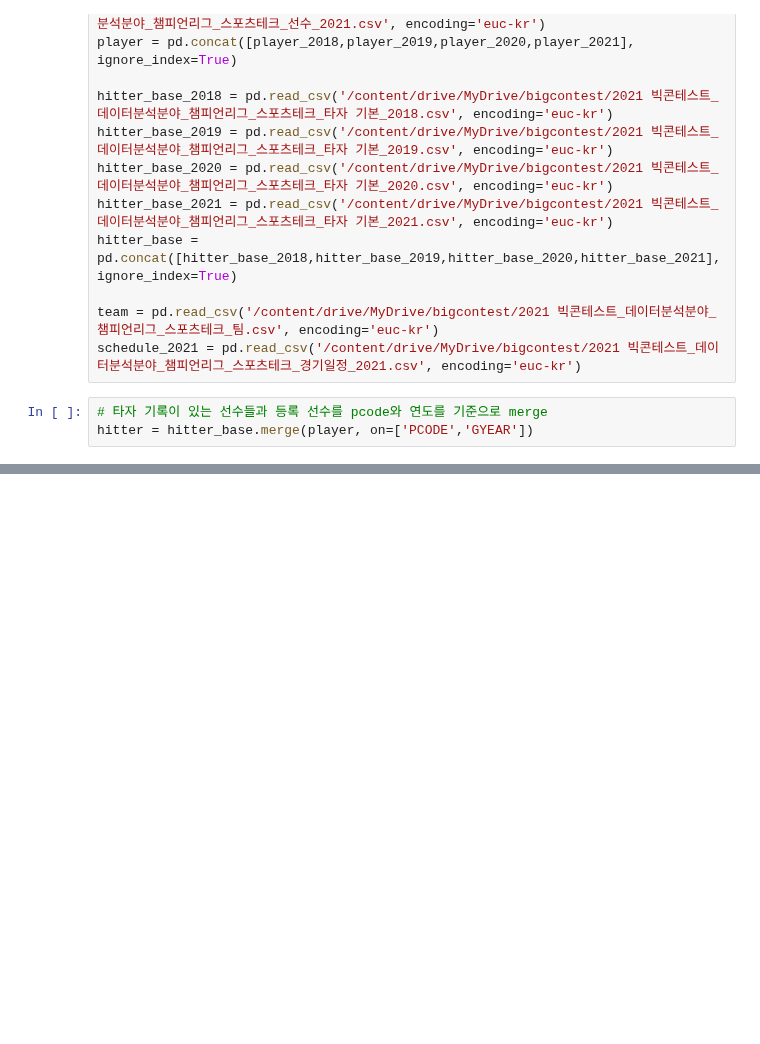
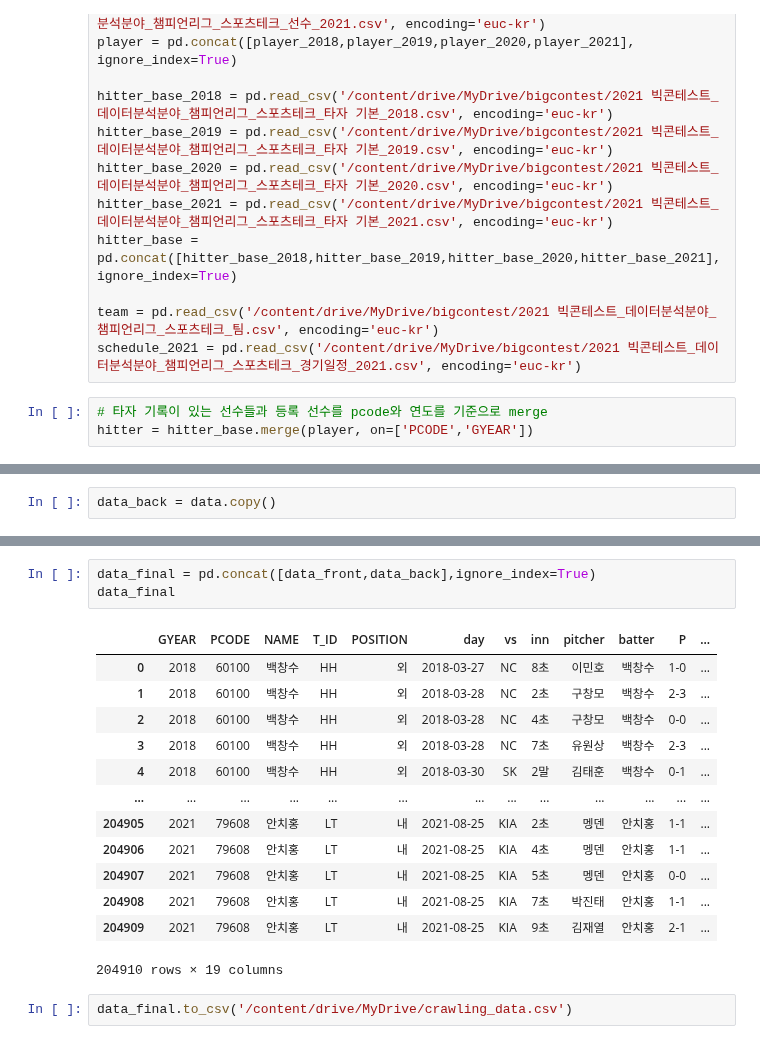
Before and after one commit to KimGriezmann/Bigcontest_2021, a Jupyter notebook: working_space_WhalepigJun/Statiz_Crawling.ipynb, the cells around one changed output, grey strips where cells are left out. Drawn from its saved outputs; the diff is of its cells as text; blank space fills up the shorter version.

```diff
--- a/working_space_WhalepigJun/Statiz_Crawling.ipynb
+++ b/working_space_WhalepigJun/Statiz_Crawling.ipynb
@@ -227,0 +231,2 @@ data.to_csv('/content/drive/MyDrive/crawling_data')
+# %%
+data_back = data.copy()
@@ -227,0 +249,19 @@ data.to_csv('/content/drive/MyDrive/crawling_data')
+# %%
+data_final = pd.concat([data_front,data_back],ignore_index=True)
+data_final
+# %% [output]
+|  | GYEAR | PCODE | NAME | T_ID | POSITION | day | vs | inn | pitcher | batter | P | ... |
+| 0 | 2018 | 60100 | 백창수 | HH | 외 | 2018-03-27 | NC | 8초 | 이민호 | 백창수 | 1-0 | ... |
+| 1 | 2018 | 60100 | 백창수 | HH | 외 | 2018-03-28 | NC | 2초 | 구창모 | 백창수 | 2-3 | ... |
+| 2 | 2018 | 60100 | 백창수 | HH | 외 | 2018-03-28 | NC | 4초 | 구창모 | 백창수 | 0-0 | ... |
+| 3 | 2018 | 60100 | 백창수 | HH | 외 | 2018-03-28 | NC | 7초 | 유원상 | 백창수 | 2-3 | ... |
+| 4 | 2018 | 60100 | 백창수 | HH | 외 | 2018-03-30 | SK | 2말 | 김태훈 | 백창수 | 0-1 | ... |
+| ... | ... | ... | ... | ... | ... | ... | ... | ... | ... | ... | ... | ... |
+| 204905 | 2021 | 79608 | 안치홍 | LT | 내 | 2021-08-25 | KIA | 2초 | 멩덴 | 안치홍 | 1-1 | ... |
+| 204906 | 2021 | 79608 | 안치홍 | LT | 내 | 2021-08-25 | KIA | 4초 | 멩덴 | 안치홍 | 1-1 | ... |
+| 204907 | 2021 | 79608 | 안치홍 | LT | 내 | 2021-08-25 | KIA | 5초 | 멩덴 | 안치홍 | 0-0 | ... |
+| 204908 | 2021 | 79608 | 안치홍 | LT | 내 | 2021-08-25 | KIA | 7초 | 박진태 | 안치홍 | 1-1 | ... |
+| 204909 | 2021 | 79608 | 안치홍 | LT | 내 | 2021-08-25 | KIA | 9초 | 김재열 | 안치홍 | 2-1 | ... |
+204910 rows × 19 columns
+# %%
+data_final.to_csv('/content/drive/MyDrive/crawling_data.csv')
```
Also changed, not shown: parts of 6 cells of this notebook.
